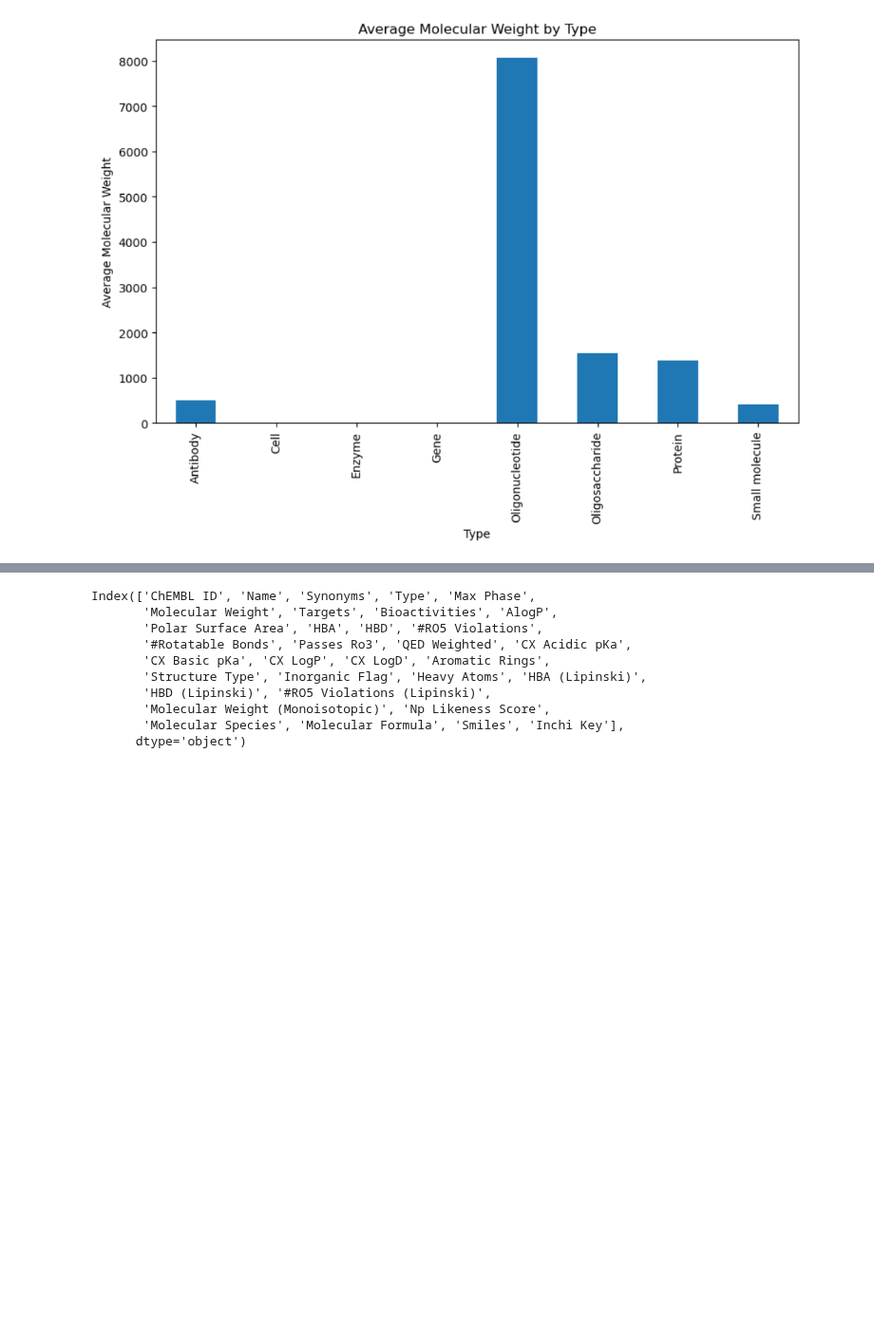
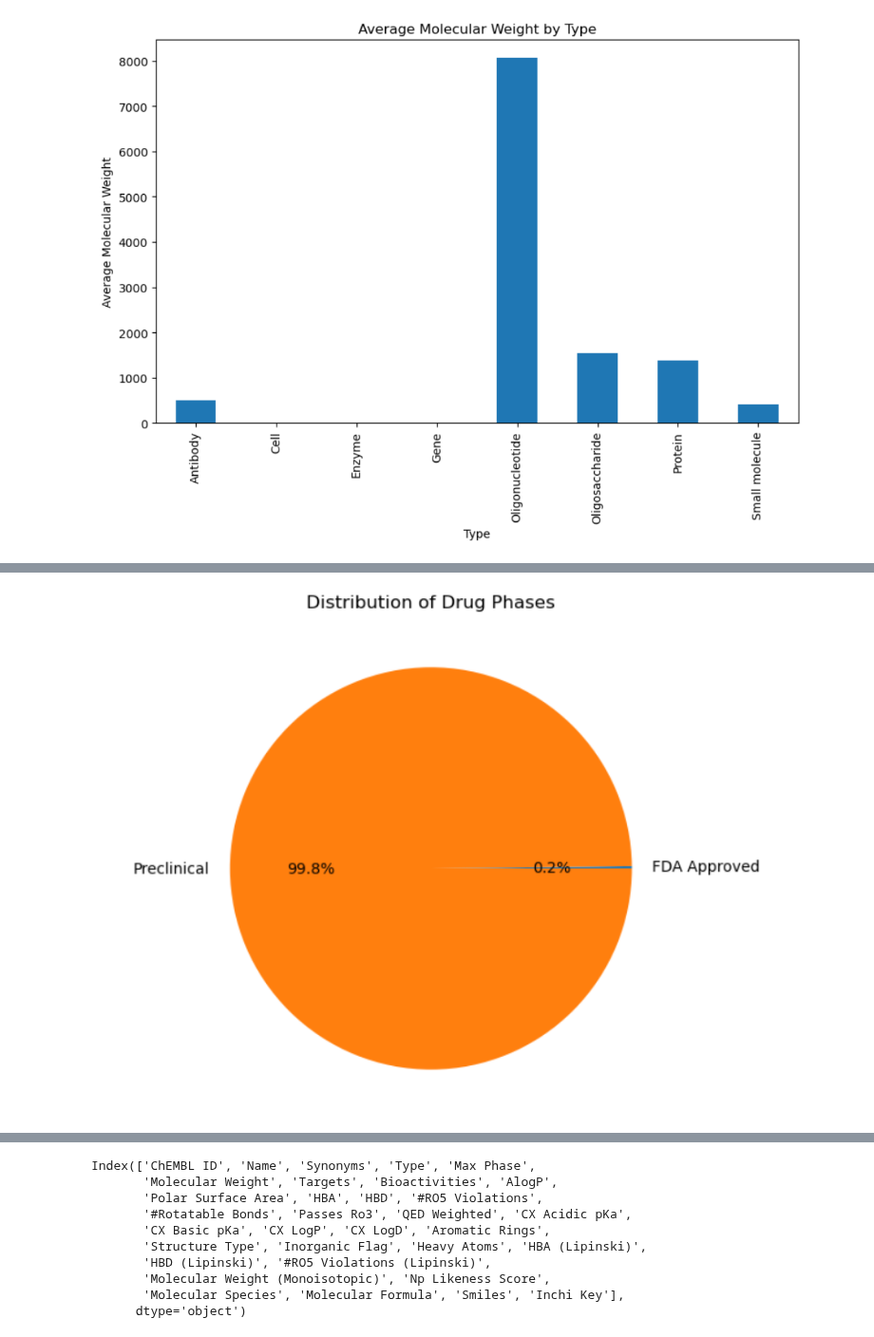
Before and after one commit to Ahmedelmaamounamin/Drugs, a Jupyter notebook: drugs.ipynb, the cells around one changed output, grey strips where cells are left out. Shown at 95% size. Cells and saved outputs as stored; diff of their text form; code cells hidden in the pictures; blank space fills up the shorter version.

Commit message:
Kaggle Notebook | Drugs | Version 28

```diff
--- a/drugs.ipynb
+++ b/drugs.ipynb
@@ -25 +31,5 @@ display.Image ("/kaggle/input/graphs/Av_mwt_by_type.PNG")
+# %%
+display.Image ("/kaggle/input/graphs/Distribution of Drug phases.PNG")
+# %% [output]
+[figure, added]
 # %% [markdown]
```
Also changed, not shown: parts of 2 cells of this notebook.
